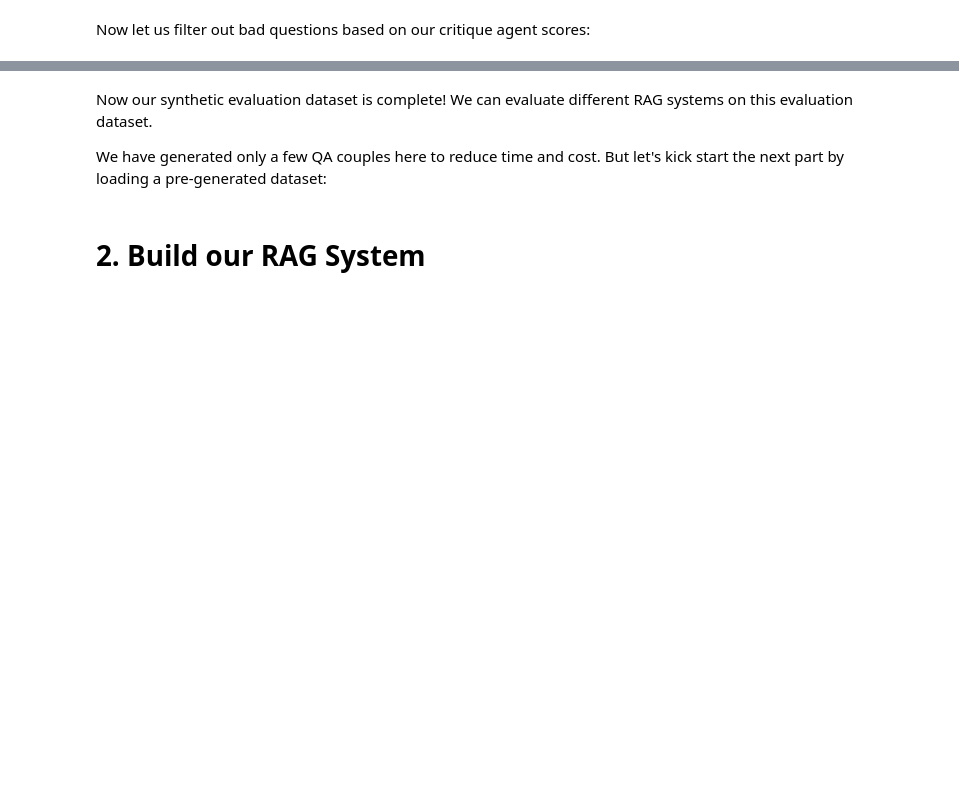
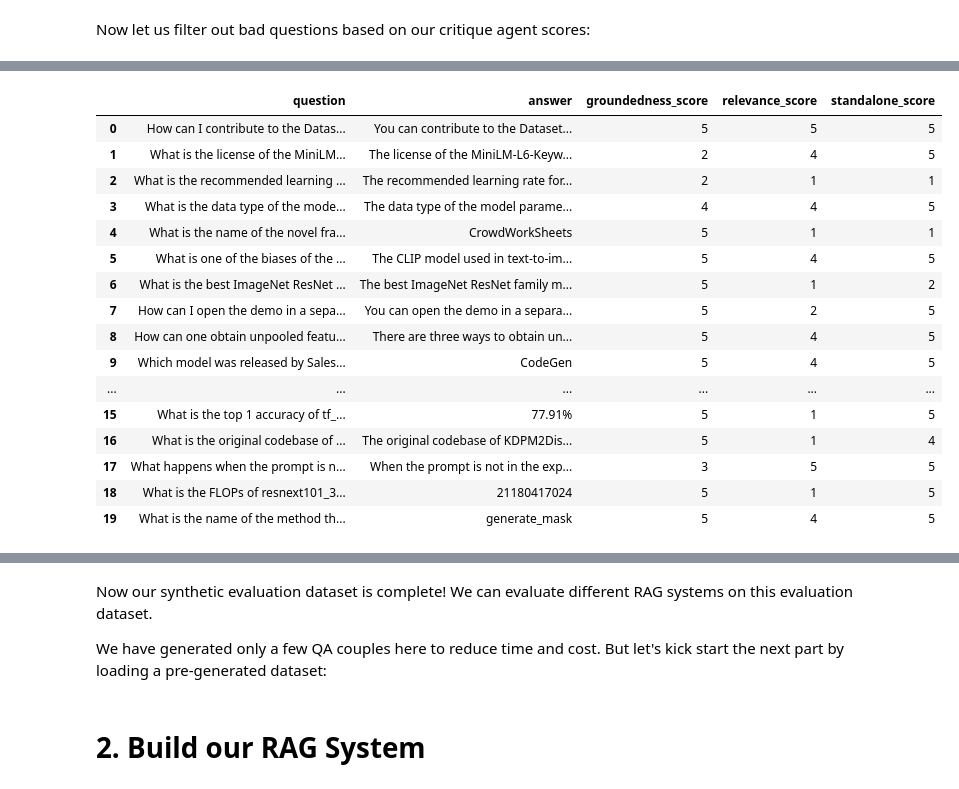
Before and after one commit to AwkwaBear/RAG-model-ee693b, a Jupyter notebook: refactor.ipynb, the cells around one changed output, grey strips where cells are left out. Drawn from its saved outputs; the diff is of its cells as text; code cells hidden in the pictures; blank space fills up the shorter version.

```diff
--- a/refactor.ipynb
+++ b/refactor.ipynb
@@ -547,7 +528,0 @@ display(pd.DataFrame(QA_initial_outputs).head(len(QA_initial_outputs)))
-# %%
-# Save outputs to a JSON file
-output_file_path = './updated_initial_QAs_evals.json'
-with open(output_file_path, 'w', encoding='utf-8') as json_file:
-    json.dump(QA_initial_outputs, json_file, ensure_ascii=False, indent=4)
-
-print(f"Generated QA Evaluations saved to {output_file_path}")
@@ -585,0 +531,72 @@ eval_dataset = datasets.Dataset.from_pandas(
+# %%
+import os
+import json
+import pandas as pd
+import datasets
+
+pd.set_option("display.max_colwidth", None)
+
+# Save outputs to a JSON file
+filtered_QA_couples_path = './generated_QAs/filtered_qa_couples.json'
+
+# this is the main function of actually filtering the QA couples
+# any scores that are less than a 4 in each category are filtered out
+def filter_questions(dataframe_QA_critiqued_outputs):
+    # Ensure input is a DataFrame
+    if not isinstance(dataframe_QA_critiqued_outputs, pd.DataFrame):
+        filtered_QA_questions = pd.DataFrame.from_dict(dataframe_QA_critiqued_outputs)
+    else:
+        filtered_QA_questions = dataframe_QA_critiqued_outputs.copy()
+
+    print("Evaluation dataset before filtering:")
+    display(
+        filtered_QA_questions[
+            [
+                "question",
+                "answer",
+                "groundedness_score",
+                "relevance_score",
+                "standalone_score",
+            ]
+        ]
+    )
+
+    # Apply filtering
+    filtered_QA_questions = filtered_QA_questions.loc[
+        (filtered_QA_questions["groundedness_score"] >= 4)
+        & (filtered_QA_questions["relevance_score"] >= 4)
+        & (filtered_QA_questions["standalone_score"] >= 4)
+    ]
+
+    # Ensure the target directory path exists
+    os.makedirs(os.path.dirname(filtered_QA_couples_path), exist_ok=True)
+
+    # Write the filtered QA couples to a JSON file
+    # Convert to list of dictionaries to ensure JSON serialization
+    filtered_QA_questions_json = filtered_QA_questions.to_dict(orient='records')
+
+    with open(filtered_QA_couples_path, 'w', encoding='utf-8') as json_file:
+        json.dump(filtered_QA_questions_json, json_file, ensure_ascii=False, indent=4)
+
+    print(f"Generated QA couples saved to {filtered_QA_couples_path}")
+
+    return filtered_QA_questions
+
+# Check if file exists and has content
+if os.path.exists(filtered_QA_couples_path) and os.path.getsize(filtered_QA_couples_path) > 0:
+    try:
+        # Load JSON and convert directly to DataFrame
+        with open(filtered_QA_couples_path, "r", encoding="utf-8") as f:
+            filtered_QA_questions = pd.DataFrame(json.load(f))
+            print(f"Successfully LOADED {len(filtered_QA_questions)} Filtered and Finalized QA couples")
+    except (json.JSONDecodeError, OSError) as e:
+        print(f"Error loading JSON file: {e}. Running QA Filtering on critiqued outputs.")
+        filtered_QA_questions = filter_questions(QA_critiqued_outputs)
+else:
+    filtered_QA_questions = filter_questions(QA_critiqued_outputs)
+
+# Create dataset
+eval_dataset = datasets.Dataset.from_pandas(
+    filtered_QA_questions, split="train", preserve_index=False
+)
+# %% [output]
@@ -585,0 +604,17 @@ eval_dataset = datasets.Dataset.from_pandas(
+|  | question | answer | groundedness_score | relevance_score | standalone_score |
+| 0 | How can I contribute to the Datas... | You can contribute to the Dataset... | 5 | 5 | 5 |
+| 1 | What is the license of the MiniLM... | The license of the MiniLM-L6-Keyw... | 2 | 4 | 5 |
+| 2 | What is the recommended learning ... | The recommended learning rate for... | 2 | 1 | 1 |
+| 3 | What is the data type of the mode... | The data type of the model parame... | 4 | 4 | 5 |
+| 4 | What is the name of the novel fra... | CrowdWorkSheets | 5 | 1 | 1 |
+| 5 | What is one of the biases of the ... | The CLIP model used in text-to-im... | 5 | 4 | 5 |
+| 6 | What is the best ImageNet ResNet ... | The best ImageNet ResNet family m... | 5 | 1 | 2 |
+| 7 | How can I open the demo in a sepa... | You can open the demo in a separa... | 5 | 2 | 5 |
+| 8 | How can one obtain unpooled featu... | There are three ways to obtain un... | 5 | 4 | 5 |
+| 9 | Which model was released by Sales... | CodeGen | 5 | 4 | 5 |
+| ... | ... | ... | ... | ... | ... |
+| 15 | What is the top 1 accuracy of tf_... | 77.91% | 5 | 1 | 5 |
+| 16 | What is the original codebase of ... | The original codebase of KDPM2Dis... | 5 | 1 | 4 |
+| 17 | What happens when the prompt is n... | When the prompt is not in the exp... | 3 | 5 | 5 |
+| 18 | What is the FLOPs of resnext101_3... | 21180417024 | 5 | 1 | 5 |
+| 19 | What is the name of the method th... | generate_mask | 5 | 4 | 5 |
```
Also changed, not shown: parts of 11 cells of this notebook.
